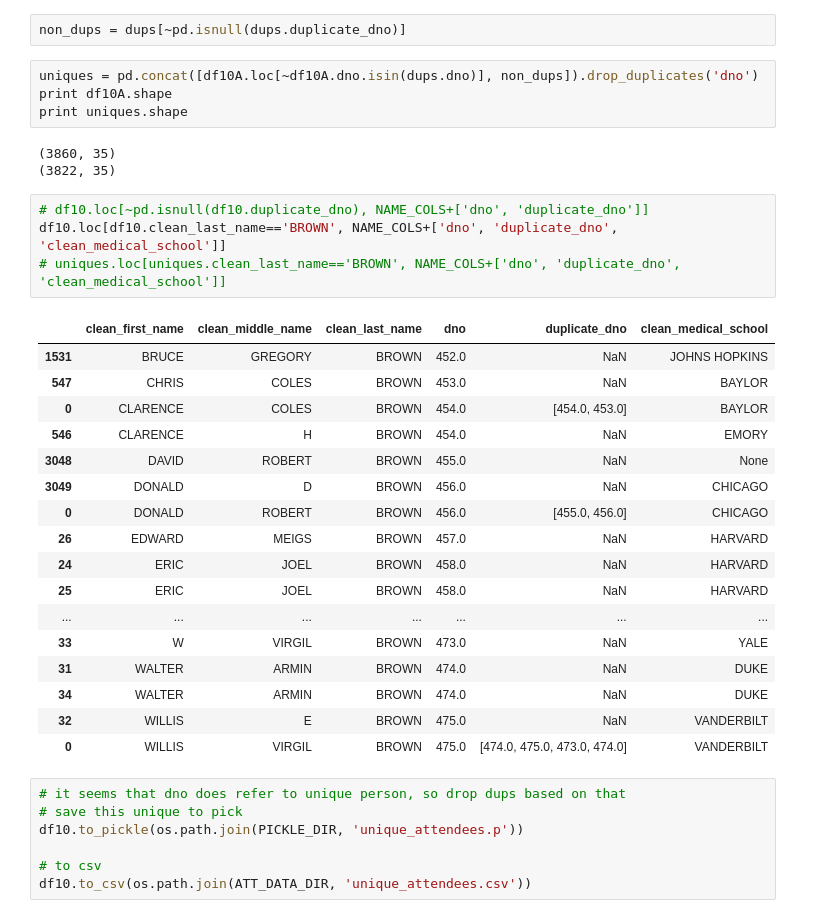
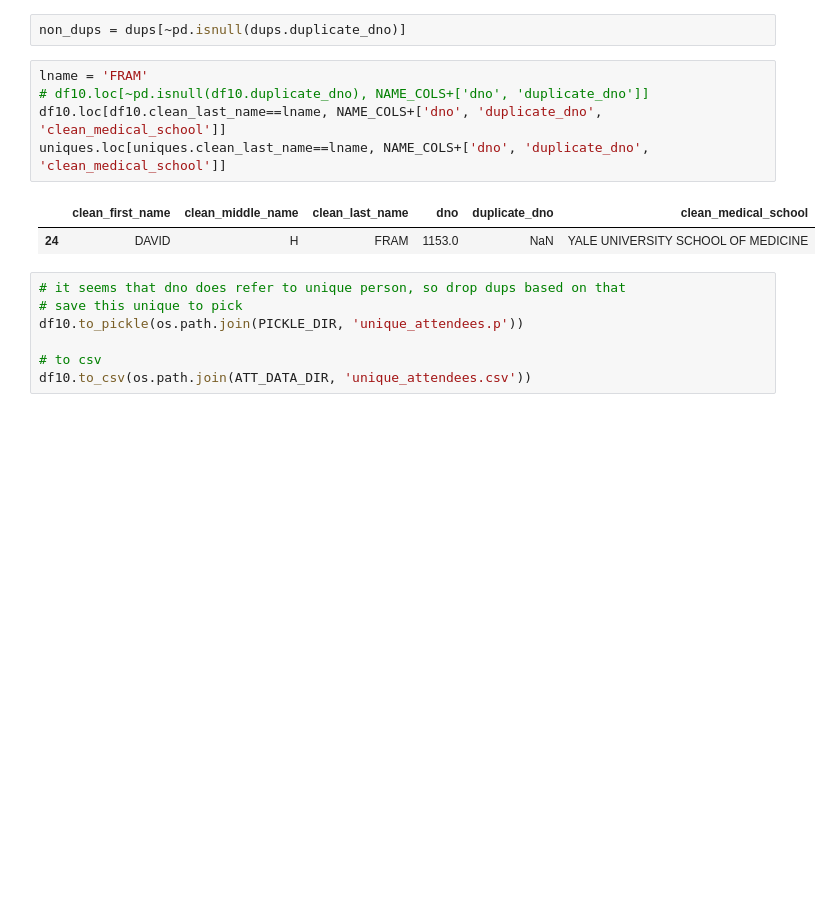
Before and after one commit to Lrraymond13/yellow_beret, a Jupyter notebook: Compile and Clean NIH Applicant Data Set.ipynb, the cells around one changed output. Saved outputs shown, nothing was run; the diff lists cells and outputs as text; blank space fills up the shorter version.

Commit message:
more changes to med school mappings

```diff
--- a/Compile and Clean NIH Applicant Data Set.ipynb
+++ b/Compile and Clean NIH Applicant Data Set.ipynb
@@ -464,35 +463,14 @@ dups = df10A.loc[df10A.duplicated(NAME_COLS, keep=False),:]
 # df10A.loc[df10A.duplicated(NAME_COLS, keep=False), NAME_COLS+['duplicate_dno', 'dno']]
 # %%
 non_dups = dups[~pd.isnull(dups.duplicate_dno)]
-# %%
-uniques = pd.concat([df10A.loc[~df10A.dno.isin(dups.dno)], non_dups]).drop_duplicates('dno')
-print df10A.shape
-print uniques.shape
-# %% [output]
-(3860, 35)
-(3822, 35)
 # %%
+lname = 'FRAM'
 # df10.loc[~pd.isnull(df10.duplicate_dno), NAME_COLS+['dno', 'duplicate_dno']]
-df10.loc[df10.clean_last_name=='BROWN', NAME_COLS+['dno', 'duplicate_dno', 'clean_medical_school']]
-# uniques.loc[uniques.clean_last_name=='BROWN', NAME_COLS+['dno', 'duplicate_dno', 'clean_medical_school']]
+df10.loc[df10.clean_last_name==lname, NAME_COLS+['dno', 'duplicate_dno', 'clean_medical_school']]
+uniques.loc[uniques.clean_last_name==lname, NAME_COLS+['dno', 'duplicate_dno', 'clean_medical_school']]
 # %% [output]
 |  | clean_first_name | clean_middle_name | clean_last_name | dno | duplicate_dno | clean_medical_school |
-| 1531 | BRUCE | GREGORY | BROWN | 452.0 | NaN | JOHNS HOPKINS |
-| 547 | CHRIS | COLES | BROWN | 453.0 | NaN | BAYLOR |
-| 0 | CLARENCE | COLES | BROWN | 454.0 | [454.0, 453.0] | BAYLOR |
-| 546 | CLARENCE | H | BROWN | 454.0 | NaN | EMORY |
-| 3048 | DAVID | ROBERT | BROWN | 455.0 | NaN | None |
-| 3049 | DONALD | D | BROWN | 456.0 | NaN | CHICAGO |
-| 0 | DONALD | ROBERT | BROWN | 456.0 | [455.0, 456.0] | CHICAGO |
-| 26 | EDWARD | MEIGS | BROWN | 457.0 | NaN | HARVARD |
-| 24 | ERIC | JOEL | BROWN | 458.0 | NaN | HARVARD |
-| 25 | ERIC | JOEL | BROWN | 458.0 | NaN | HARVARD |
-| ... | ... | ... | ... | ... | ... | ... |
-| 33 | W | VIRGIL | BROWN | 473.0 | NaN | YALE |
-| 31 | WALTER | ARMIN | BROWN | 474.0 | NaN | DUKE |
-| 34 | WALTER | ARMIN | BROWN | 474.0 | NaN | DUKE |
-| 32 | WILLIS | E | BROWN | 475.0 | NaN | VANDERBILT |
-| 0 | WILLIS | VIRGIL | BROWN | 475.0 | [474.0, 475.0, 473.0, 474.0] | VANDERBILT |
+| 24 | DAVID | H | FRAM | 1153.0 | NaN | YALE UNIVERSITY SCHOOL OF MEDICINE |
 # %%
 # it seems that dno does refer to unique person, so drop dups based on that
 # save this unique to pick
```
Also changed, not shown: parts of 11 cells of this notebook, 4 other files.
